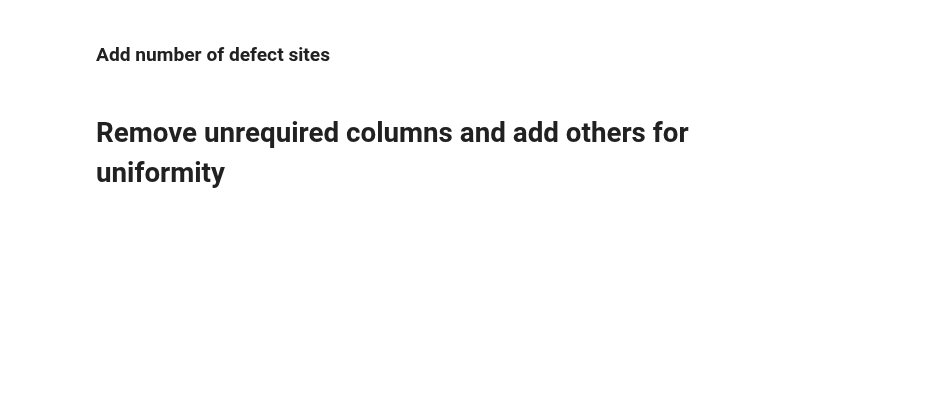
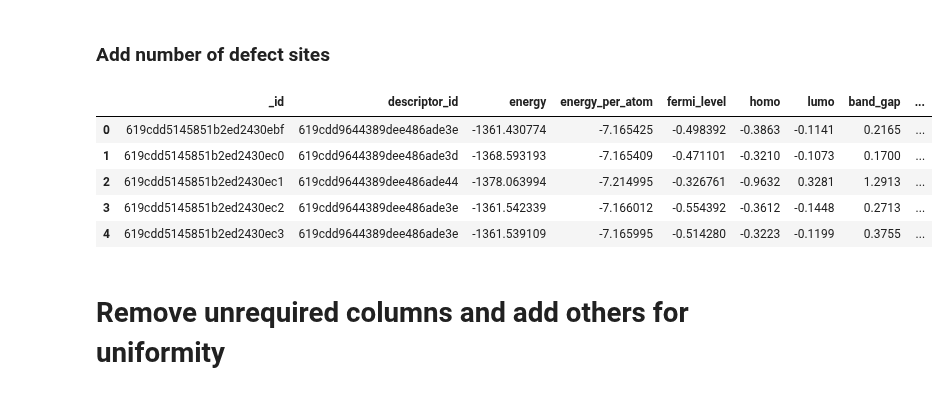
Before and after one commit to AdamKimhub/Msproject1, a Jupyter notebook: combine.ipynb, the cells around one changed output. Cells and saved outputs as stored; diff of their text form; code cells hidden in the pictures; blank space fills up the shorter version.

```diff
--- a/combine.ipynb
+++ b/combine.ipynb
@@ -198,28 +161,56 @@ else:
 # %% [markdown]
 ### Add number of defect sites
 # %%
-def get_defect_sites(row):
+# Add strata and ref column
+ref_sites_dict = {}
+
+reference_structure = Structure.from_file(f"{dataset_path}/ref_cifs/{mat_dataset}.cif")
+
+# Add number of reference sites to the dictionary
+ref_sites_dict[mat_dataset] = reference_structure.num_sites
+
+# Get defect sites that will help in creating the strata column
+def get_strata(row, ref_sites_dict):
     # Get the defects in the df
     all_columns = list(row.index)
     vacant_columns = [col for col in all_columns if "vacant" in col]
     sub_columns = [col for col in all_columns if "sub" in col]
 
     # Get defect:site pair
     vacant_dict = {i:row[i] for i in vacant_columns}
-    row["vacancy_sites"] = sum(vacant_dict.values())
+    # row["vacancy_sites"] = sum(vacant_dict.values())
+    vacants = sum(vacant_dict.values())
 
     sub_dict = {i:row[i] for i in sub_columns}
-    row["substitution_sites"] = sum(sub_dict.values())
+    # row["substitution_sites"] = sum(sub_dict.values())
+    subs = sum(sub_dict.values())
 
     # Get total defect sites
-    row["defect_sites"] = row["vacancy_sites"]+row["substitution_sites"]
+    # row["defect_sites"] = row["vacancy_sites"]+row["substitution_sites"]
+    defect_sites = vacants + subs
 
+    total_num_sites = ref_sites_dict[row["dataset_material"]]
+
+    # Get defect concentration
+    defect_conc = round(defect_sites/total_num_sites,5)
+
+    # The strata column will be in the form of material type_defect concentration
+    row["to_strata"] = f"{row['base']}_{defect_conc}"
     return row
 
 
+
 # Replace the specific defect sites with type of defect sites
-merged_df = merged_df.apply(lambda row: get_defect_sites(row), axis=1)
+merged_df = merged_df.apply(lambda row: get_strata(row, ref_sites_dict), axis=1)
 merged_df = merged_df.drop(columns=[col for col in merged_df.columns if "vacant_" in col or "sub_" in col])
+merged_df.head()
+# %% [output]
+|  | _id | descriptor_id | energy | energy_per_atom | fermi_level | homo | lumo | band_gap | ... |
+| 0 | 619cdd5145851b2ed2430ebf | 619cdd9644389dee486ade3e | -1361.430774 | -7.165425 | -0.498392 | -0.3863 | -0.1141 | 0.2165 | ... |
+| 1 | 619cdd5145851b2ed2430ec0 | 619cdd9644389dee486ade3d | -1368.593193 | -7.165409 | -0.471101 | -0.3210 | -0.1073 | 0.1700 | ... |
+| 2 | 619cdd5145851b2ed2430ec1 | 619cdd9644389dee486ade44 | -1378.063994 | -7.214995 | -0.326761 | -0.9632 | 0.3281 | 1.2913 | ... |
+| 3 | 619cdd5145851b2ed2430ec2 | 619cdd9644389dee486ade3e | -1361.542339 | -7.166012 | -0.554392 | -0.3612 | -0.1448 | 0.2713 | ... |
+| 4 | 619cdd5145851b2ed2430ec3 | 619cdd9644389dee486ade3e | -1361.539109 | -7.165995 | -0.514280 | -0.3223 | -0.1199 | 0.3755 | ... |
 # %% [markdown]
 # Remove unrequired columns and add others for uniformity
 # %%
```
Also changed, not shown: parts of 14 cells of this notebook, 9 other files.
